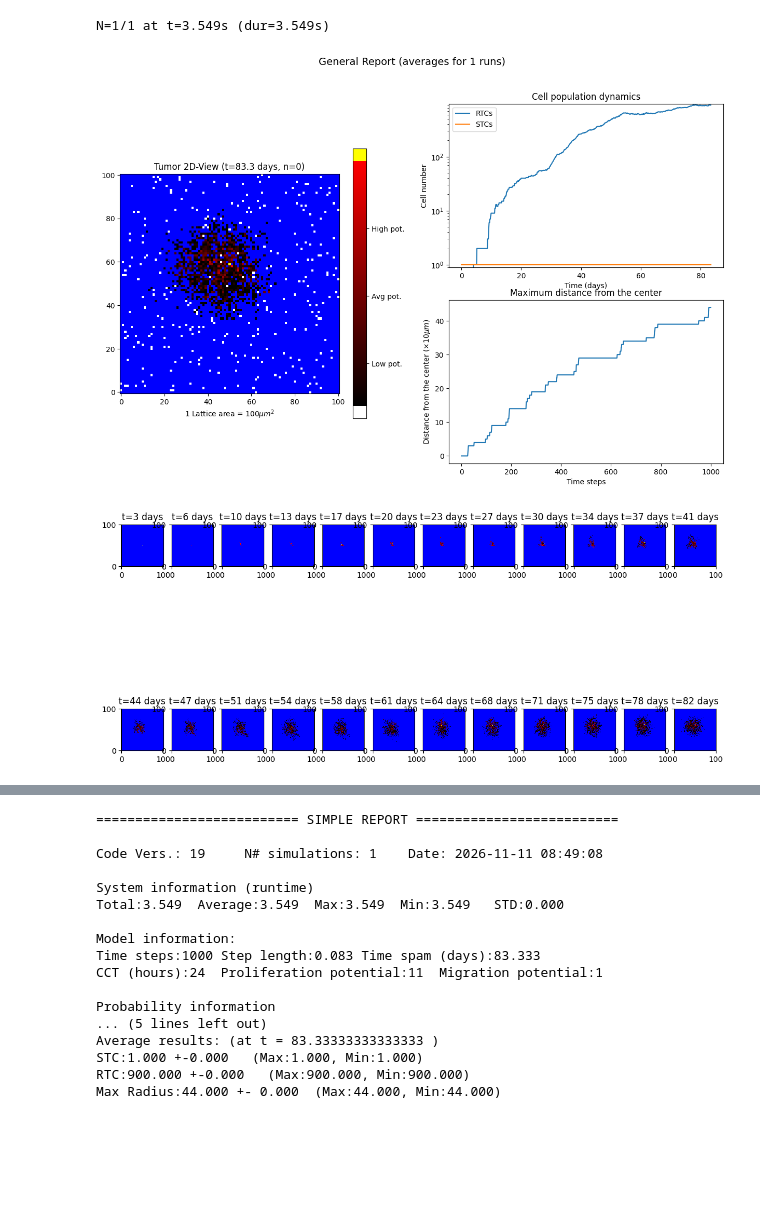
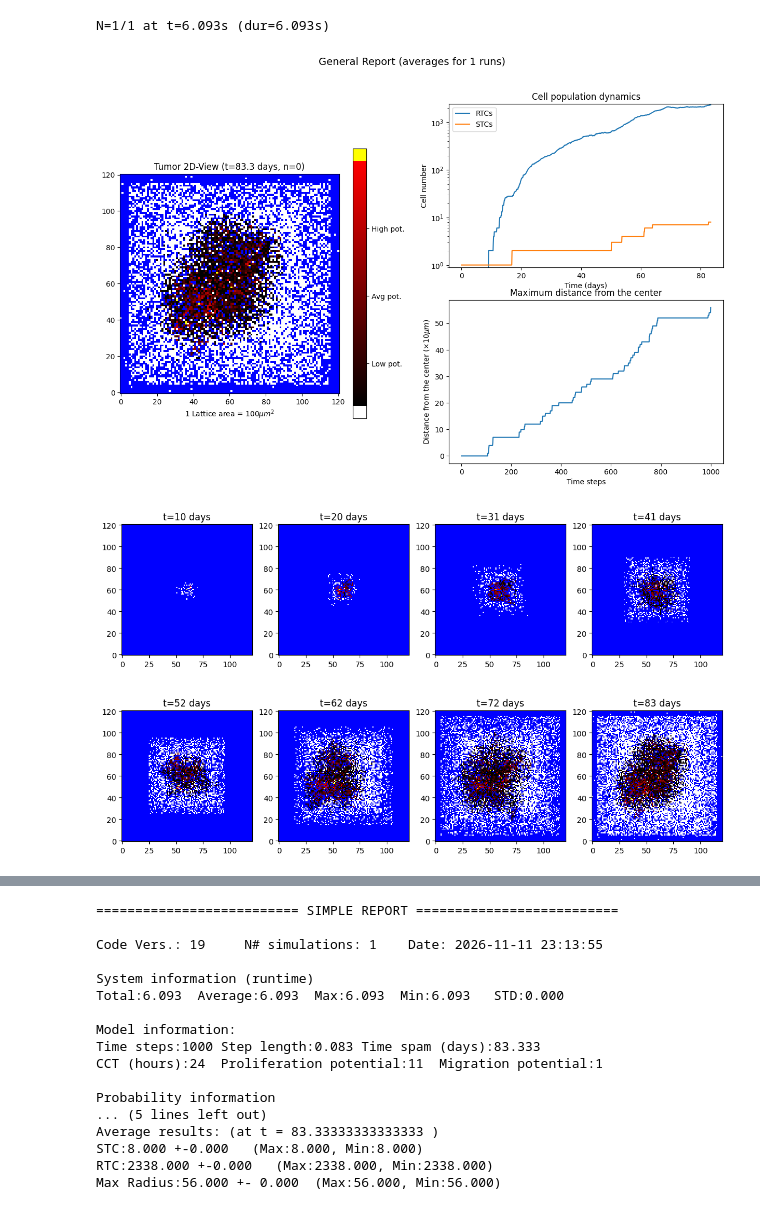
Before and after one commit to jeffreyhliang/abm-oncology, a Jupyter notebook: abm with healthy cells.ipynb, the cells around one changed output, grey strips where cells are left out. Saved outputs shown, nothing was run; the diff lists cells and outputs as text; code cells hidden in the pictures; blank space fills up the shorter version.

```diff
--- a/abm with healthy cells.ipynb
+++ b/abm with healthy cells.ipynb
@@ -91,7 +91,7 @@ def create_extension(tumor, n, nc, n_plus):
     new = create_background(n_new)
     new_bound = n_plus+n
     new[n_plus:new_bound, n_plus:new_bound] = tumor #paste old grid in the middle
-    new[new == 0] = param_healthy
+    #new[new == 0] = param_healthy
     return new, n_new, n_new//2
     return tumor, n, nc
 
@@ -317,7 +317,7 @@ param_reg = 11 #proliferation potential of regular tumor cell (number of divisio
 param_stem = param_reg+1 #stem cells have superior proliferation potential (and dont die)
 param_healthy = -1
 
-healthy_death_rate = 0.05 #placeholder PLACEHOLDER DELETE
+healthy_death_rate = 0.03 #placeholder PLACEHOLDER DELETE
 healthy_adj_divide_rate = 0.45  # the chance for an existing healthy cell to divide and fill a given empty square
 
 param_potm = 1 #migration potential in cell width  per day
@@ -370,44 +370,44 @@ for k in range (0,sys_nruns): #Loop for system runs
     "Population dynamics"
     pop_tot, pop_stem, pop_reg = calc_pop(tumor,param_stem) #count population
     vect_pop_stem[k] = pop_stem; vect_pop_reg[k] = pop_reg; vect_rad[k] = tumor_rad #save pop and radius vectors
     vect_tumor_snapshots[k] = tumor_snapshots #save snapshots for this run
     "System calculations"
     sys_t_end = timer() #Get the end time for this sytem run
     sys_t_run.append(sys_t_end - sys_t_start) #Append to the runtime vector the current runtime
     if sys_visu_partial==True: see_partial() #Check if user wants to see partial reports
     print('N={:d}/{:d} at t={:.3f}s (dur={:.3f}s)'.format(k+1, sys_nruns, np.sum(sys_t_run), sys_t_run[k])) #Print the status after each iteration ends
 
 
 "Average / representative dynamics"
 pop_stem_mean, pop_stem_std = calc_mean(vect_pop_stem) #calc the mean stem time series
 pop_reg_mean, pop_reg_std = calc_mean(vect_pop_reg) #calc the mean reg time series
 tumor_rad_mean, tumor_rad_std = calc_mean(vect_rad) #calc the mean radius time series
 tumor_representative_index = calc_index_representative(vect_pop_reg, pop_reg_mean, vect_pop_stem, pop_stem_mean, vect_rad, tumor_rad_mean)
 tumor_snapshots = vect_tumor_snapshots[tumor_representative_index] #Find and save the snapshots that are closer to the mean
 
 
 "Visualization"
 if sys_visu_end==True:
     fig_general = see_end() #General report of last run
-    fig_evolution = see_snapshots(24) #Tumor snapshots of last run
+    fig_evolution = see_snapshots(8) #Tumor snapshots of last run
     fig_chances = see_chances() #Chances changing with time
 
 "System saving / storing / printing"
 if sys_print == True: report_general() #If print switch is on: print simple report
 if sys_report == True: save_files() #If save switch is on: save report files
 
 print('\007') #Sound alert when the simulation is finished.
 # %% [output]
-N=1/1 at t=3.549s (dur=3.549s)
+N=1/1 at t=6.093s (dur=6.093s)
-[figure, old version]
+[figure, new version]
-[figure, old version]
+[figure, new version]
 [figure]
 ========================== SIMPLE REPORT ==========================
 
-Code Vers.: 19     N# simulations: 1    Date: 2026-11-11 08:49:08
+Code Vers.: 19     N# simulations: 1    Date: 2026-11-11 23:13:55
 
 System information (runtime)
-Total:3.549  Average:3.549  Max:3.549  Min:3.549   STD:0.000
+Total:6.093  Average:6.093  Max:6.093  Min:6.093   STD:0.000
 
 Model information:
 Time steps:1000 Step length:0.083 Time spam (days):83.333
@@ -416,9 +416,9 @@ CCT (hours):24  Proliferation potential:11  Migration potential:1
 Probability information
 ... (5 lines left out)
 Average results: (at t = 83.33333333333333 )
-STC:1.000 +-0.000   (Max:1.000, Min:1.000)
-RTC:900.000 +-0.000   (Max:900.000, Min:900.000)
-Max Radius:44.000 +- 0.000  (Max:44.000, Min:44.000)
+STC:8.000 +-0.000   (Max:8.000, Min:8.000)
+RTC:2338.000 +-0.000   (Max:2338.000, Min:2338.000)
+Max Radius:56.000 +- 0.000  (Max:56.000, Min:56.000)
 # %%
 see_single_snapshot(124)
 # %% [output]
```
Also changed, not shown: parts of 1 cell of this notebook.
